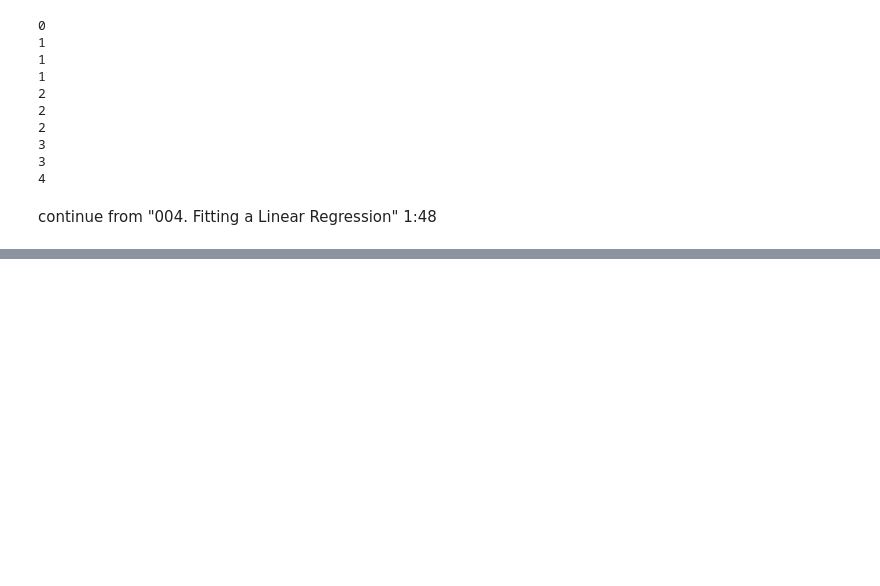
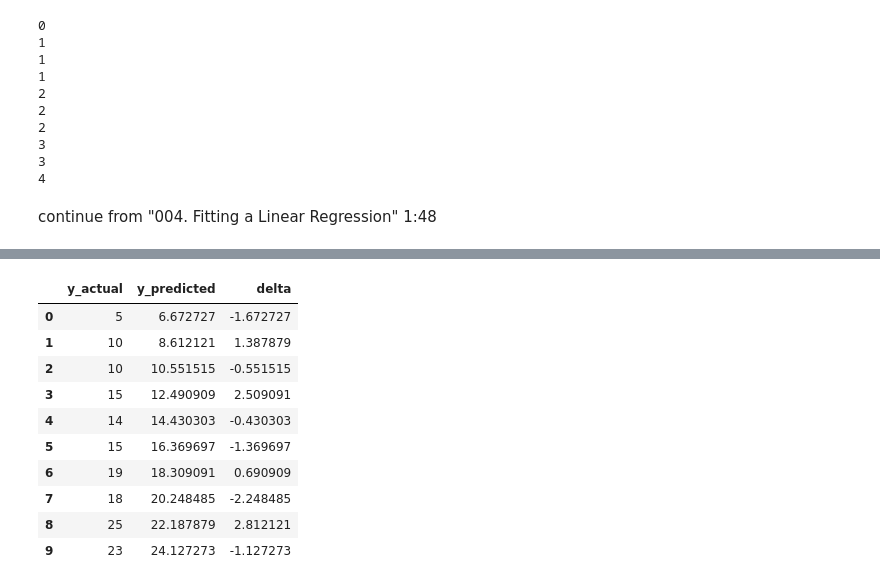
Before and after one commit to karzuan/2024-Math-for-Data-Science, a Jupyter notebook: Module 5 - Linear Regression.ipynb, the cells around one changed output, grey strips where cells are left out. Saved outputs shown, nothing was run; the diff lists cells and outputs as text; code cells hidden in the pictures; blank space fills up the shorter version.

```diff
--- a/Module 5 - Linear Regression.ipynb
+++ b/Module 5 - Linear Regression.ipynb
@@ -184,0 +260,4 @@ continue from "004. Fitting a Linear Regression" 1:48
+# %%
+# Extract output column (all rows, last column)
+Y = df.values[:, -1]
+Y
@@ -184,0 +266,4 @@ continue from "004. Fitting a Linear Regression" 1:48
+# %%
+# Calculate coefficents for slope and intercept
+b = inv(X_1.transpose() @ X_1 ) @ ( X_1.transpose() @ Y )
+print(b)
@@ -184,0 +272,4 @@ continue from "004. Fitting a Linear Regression" 1:48
+# %%
+# Predict against the Y valies
+y_predict = X_1.dot(b)
+print(y_predict)
@@ -184,0 +283,5 @@ continue from "004. Fitting a Linear Regression" 1:48
+# %%
+df_new = pd.DataFrame({
+    'y_actual': y,
+    'y_predicted': y_predict
+})
@@ -184,0 +302,15 @@ continue from "004. Fitting a Linear Regression" 1:48
+# %%
+df_new['delta'] = df_new['y_actual'] - df_new['y_predicted']
+df_new
+# %% [output]
+|  | y_actual | y_predicted | delta |
+| 0 | 5 | 6.672727 | -1.672727 |
+| 1 | 10 | 8.612121 | 1.387879 |
+| 2 | 10 | 10.551515 | -0.551515 |
+| 3 | 15 | 12.490909 | 2.509091 |
+| 4 | 14 | 14.430303 | -0.430303 |
+| 5 | 15 | 16.369697 | -1.369697 |
+| 6 | 19 | 18.309091 | 0.690909 |
+| 7 | 18 | 20.248485 | -2.248485 |
+| 8 | 25 | 22.187879 | 2.812121 |
+| 9 | 23 | 24.127273 | -1.127273 |
```
Also changed, not shown: parts of 48 cells of this notebook.
